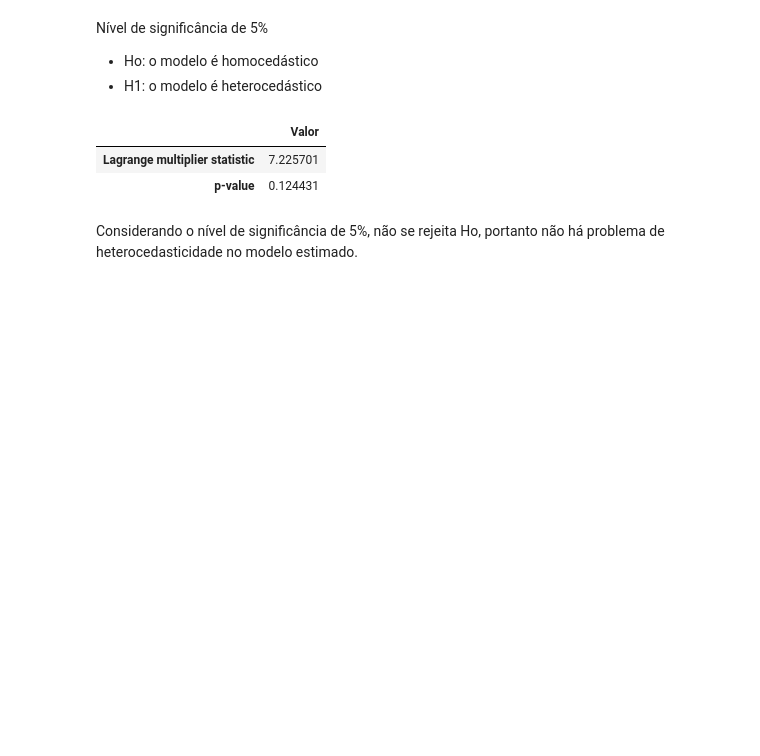
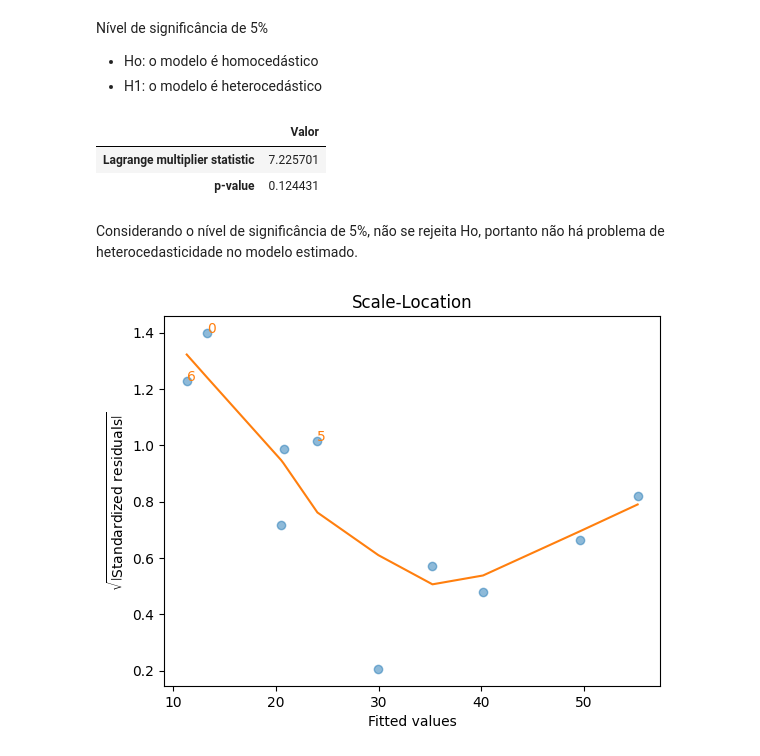
Before and after one commit to HerickSilva9/Aplicacoes-MCRL, a Jupyter notebook: main.ipynb, the cells around one changed output. Cells and saved outputs as stored; diff of their text form; code cells hidden in the pictures; blank space fills up the shorter version.

```diff
--- a/main.ipynb
+++ b/main.ipynb
@@ -262,3 +262,9 @@ result
 | p-value | 0.124431 |
 # %% [markdown]
 Considerando o nível de significância de 5%, não se rejeita Ho, portanto não há problema de heterocedasticidade no modelo estimado.
+# %%
+# Gráfico Scale-Location para Homocedasticidade
+
+lmdiag.scale_loc(fit);
+# %% [output]
+[figure, added]
```
Also changed, not shown: parts of 6 cells of this notebook.
